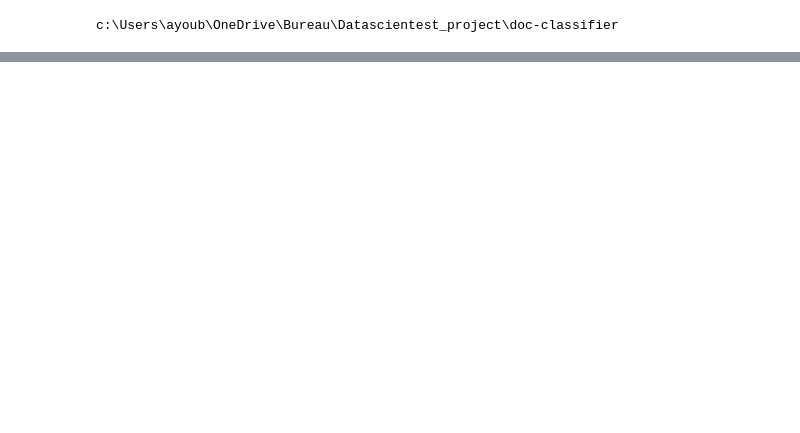
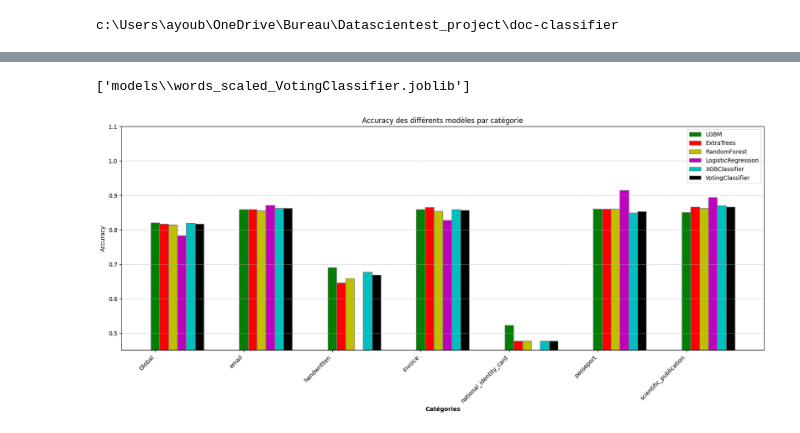
Before and after one commit to HSrbyte/doc-classifier, a Jupyter notebook: notebooks/09-benkou-models_standarscaler.ipynb, the cells around one changed output, grey strips where cells are left out. Drawn from its saved outputs; the diff is of its cells as text; code cells hidden in the pictures; blank space fills up the shorter version.

Commit message:
cleaned notebook-09 with graphs

```diff
--- a/notebooks/09-benkou-models_standarscaler.ipynb
+++ b/notebooks/09-benkou-models_standarscaler.ipynb
@@ -348,0 +273,2 @@ dump(best_nc, 'models/NearestCentroid_structure.joblib')
+# %%
+data_results = read_jsonfile('models/words_scaled_GridSearchCV_result.json')
@@ -348,0 +349,16 @@ dump(best_nc, 'models/NearestCentroid_structure.joblib')
+# %%
+from sklearn.ensemble import VotingClassifier
+
+estimators = [
+    ('LogisticRegression', load('models/words_scaled_LogisticRegression.joblib')),
+    ('RandomForest', load('models/words_scaled_RandomForestClassifier.joblib')),
+    ('ExtraTrees', load('models/words_scaled_ExtraTreesClassifier.joblib')),
+    ('LGBM', load('models/words_scaled_LGBMClassifier.joblib')),
+    ('XGB', load('models/words_scaled_XGBClassifier.joblib')),
+]
+
+voting_hard = VotingClassifier(estimators, voting='hard', n_jobs=16)
+voting_soft = VotingClassifier(estimators, voting='soft', n_jobs=16)
+
+voting_hard.fit(X_train_scaled, y_train)
+voting_soft.fit(X_train_scaled, y_train)
@@ -348,0 +409,32 @@ dump(best_nc, 'models/NearestCentroid_structure.joblib')
+# %%
+model_vc_name = "words_scaled_VotingClassifier.joblib"
+dump(voting_hard, os.path.join('models', model_vc_name))
+# %% [output]
+['models\\words_scaled_VotingClassifier.joblib']
+# %%
+values_voting_hard = list(accuracy_voting_hard.values())
+
+r7 = [x + bar_width for x in r6]
+
+# Création du graphique
+plt.figure(figsize=(20, 7))
+#plt.bar(r1, values_NearestCentroid, color='b', width=bar_width, edgecolor='grey', label='NearestCentroid')
+plt.bar(r2, values_LGBM, color='g', width=bar_width, edgecolor='grey', label='LGBM')
+plt.bar(r3, values_ExtraTrees, color='r', width=bar_width, edgecolor='grey', label='ExtraTrees')
+plt.bar(r4, values_RandomForest, color='y', width=bar_width, edgecolor='grey', label='RandomForest')
+plt.bar(r5, values_LogisticRegression, color='m', width=bar_width, edgecolor='grey', label='LogisticRegression')
+plt.bar(r6, values_XGB, color='c', width=bar_width, edgecolor='grey', label='XGBClassifier')
+plt.bar(r7, values_voting_hard, color='k', width=bar_width, edgecolor='grey', label='VotingClassifier')
+
+plt.xlabel('Catégories', fontweight='bold')
+plt.xticks([r + bar_width for r in range(len(categories))], categories)
+plt.ylabel('Accuracy')
+plt.title('Accuracy des différents modèles par catégorie')
+
+plt.legend()
+plt.ylim(0.45,1.1)
+plt.xticks(rotation=45, ha='right')
+plt.grid(axis='y', linestyle='--', alpha=0.7)
+plt.show()
+# %% [output]
+[figure, added]
```
Also changed, not shown: parts of 43 cells of this notebook.
